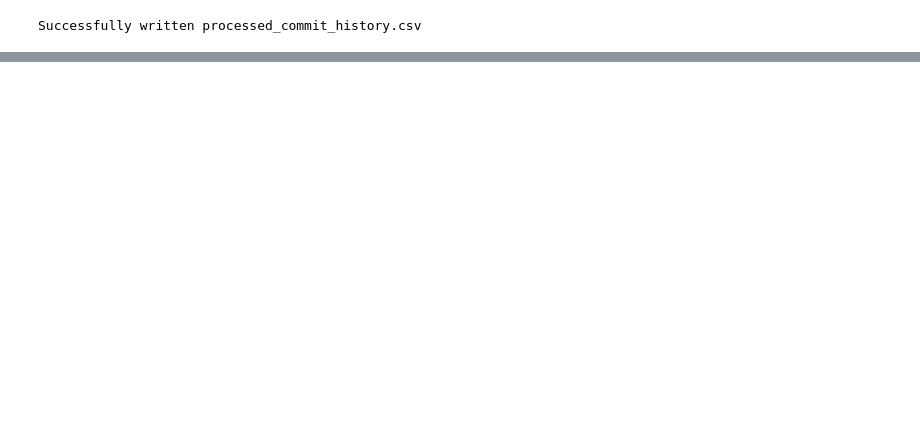
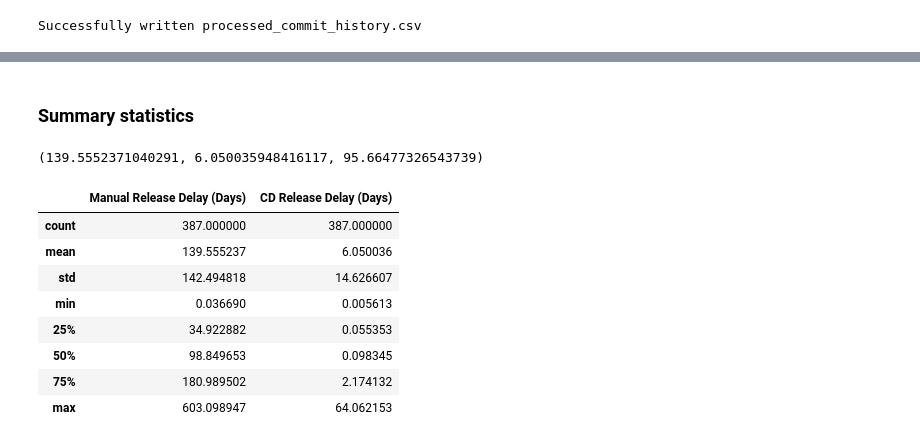
Before and after one commit to JayZhouzzj/tmux-cd-freq-exp, a Jupyter notebook: experiment.ipynb, the cells around one changed output, grey strips where cells are left out. Cells and saved outputs as stored; diff of their text form; code cells hidden in the pictures; blank space fills up the shorter version.

```diff
--- a/experiment.ipynb
+++ b/experiment.ipynb
@@ -255,0 +265,24 @@ plt.show()
+# %% [markdown]
+### Summary statistics
+# %%
+mean_manual_delay = relevant_data["Manual Release Delay (Days)"].mean()
+mean_cd_delay = relevant_data["CD Release Delay (Days)"].mean()
+
+percentage_reduction = ((mean_manual_delay - mean_cd_delay) / mean_manual_delay) * 100
+
+mean_manual_delay, mean_cd_delay, percentage_reduction
+# %% [output]
+(139.5552371040291, 6.050035948416117, 95.66477326543739)
+# %%
+summary_statistics = relevant_data.describe()
+summary_statistics
+# %% [output]
+|  | Manual Release Delay (Days) | CD Release Delay (Days) |
+| count | 387.000000 | 387.000000 |
+| mean | 139.555237 | 6.050036 |
+| std | 142.494818 | 14.626607 |
+| min | 0.036690 | 0.005613 |
+| 25% | 34.922882 | 0.055353 |
+| 50% | 98.849653 | 0.098345 |
+| 75% | 180.989502 | 2.174132 |
+| max | 603.098947 | 64.062153 |
```
Also changed, not shown: parts of 28 cells of this notebook.
